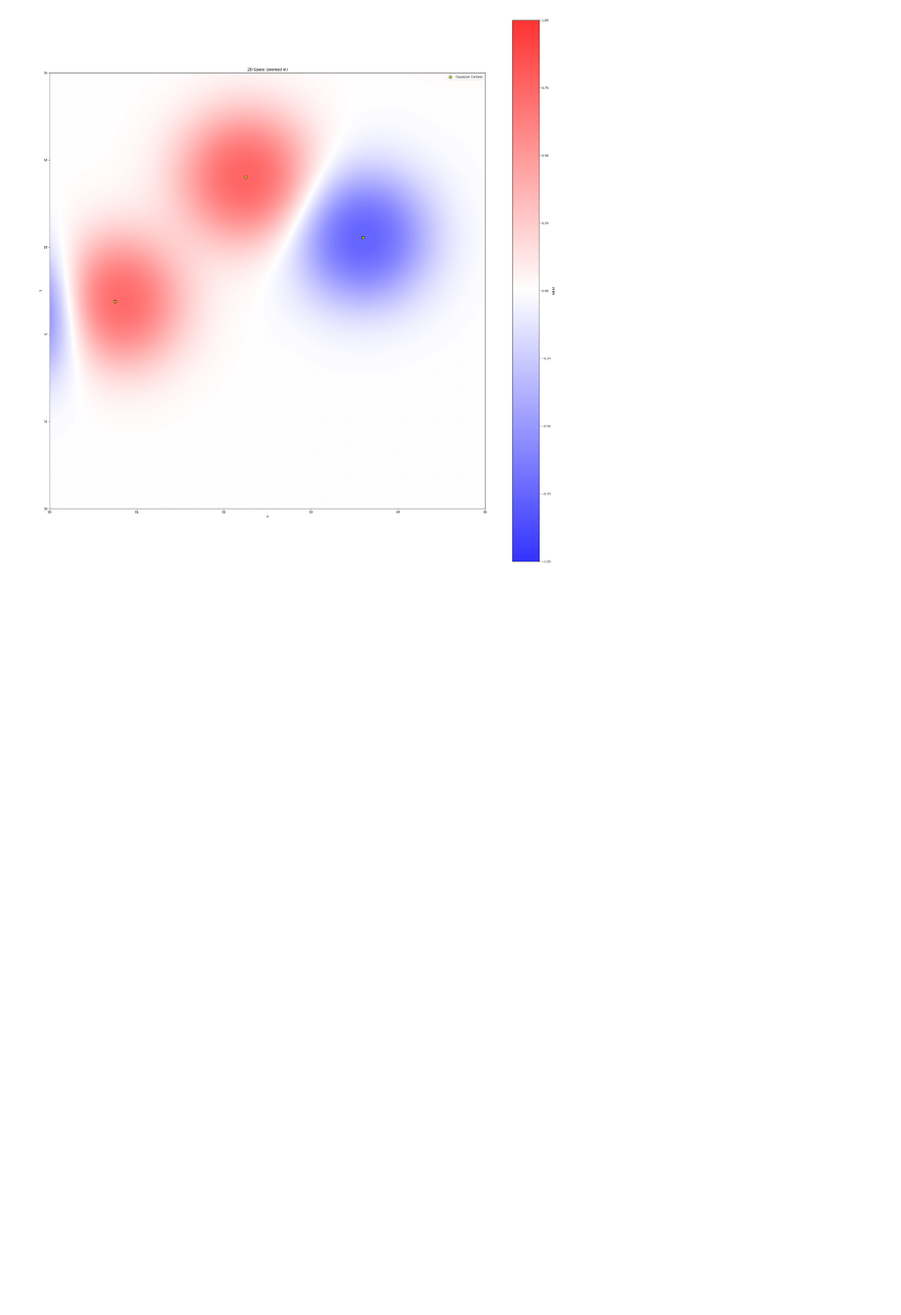
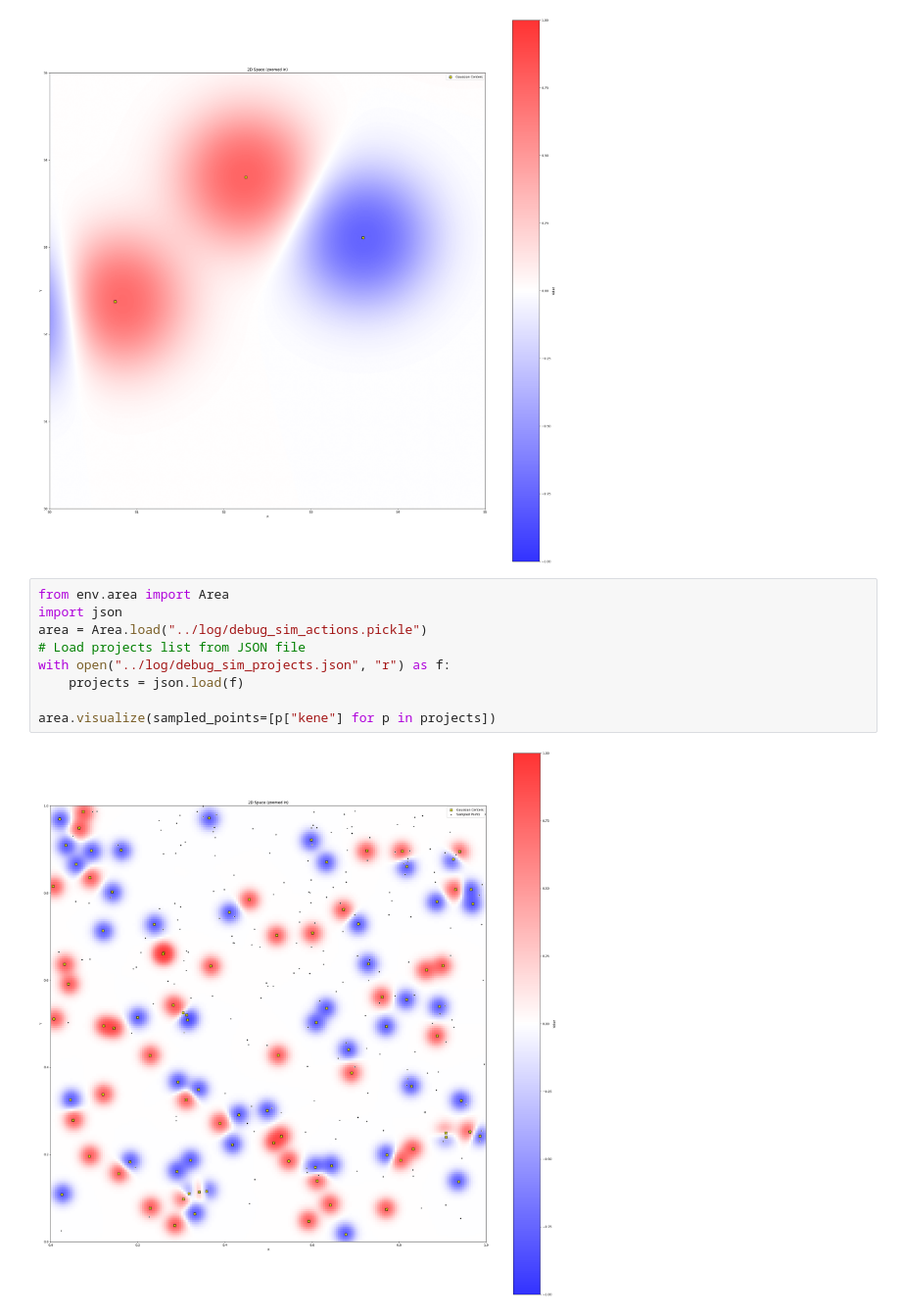
Before and after one commit to Christof93/Conference-Simulation, a Jupyter notebook: simulation/reputation-environment/visualize_stats.ipynb, the cells around one changed output. Shown at 98% size. Cells and saved outputs as stored; diff of their text form; blank space fills up the shorter version.

Commit message:
debug strange behaviour

```diff
--- a/simulation/reputation-environment/visualize_stats.ipynb
+++ b/simulation/reputation-environment/visualize_stats.ipynb
@@ -658,3 +658,14 @@ if __name__ == "__main__":
     space.visualize(resolution=2000, bounds=(50, 55, 50, 55))
 # %% [output]
 [figure]
+# %%
+from env.area import Area
+import json
+area = Area.load("../log/debug_sim_actions.pickle")
+# Load projects list from JSON file
+with open("../log/debug_sim_projects.json", "r") as f:
+    projects = json.load(f)
+
+area.visualize(sampled_points=[p["kene"] for p in projects])
+# %% [output]
+[figure, added]
```
Also changed, not shown: parts of 2 cells of this notebook, 7 other files.
